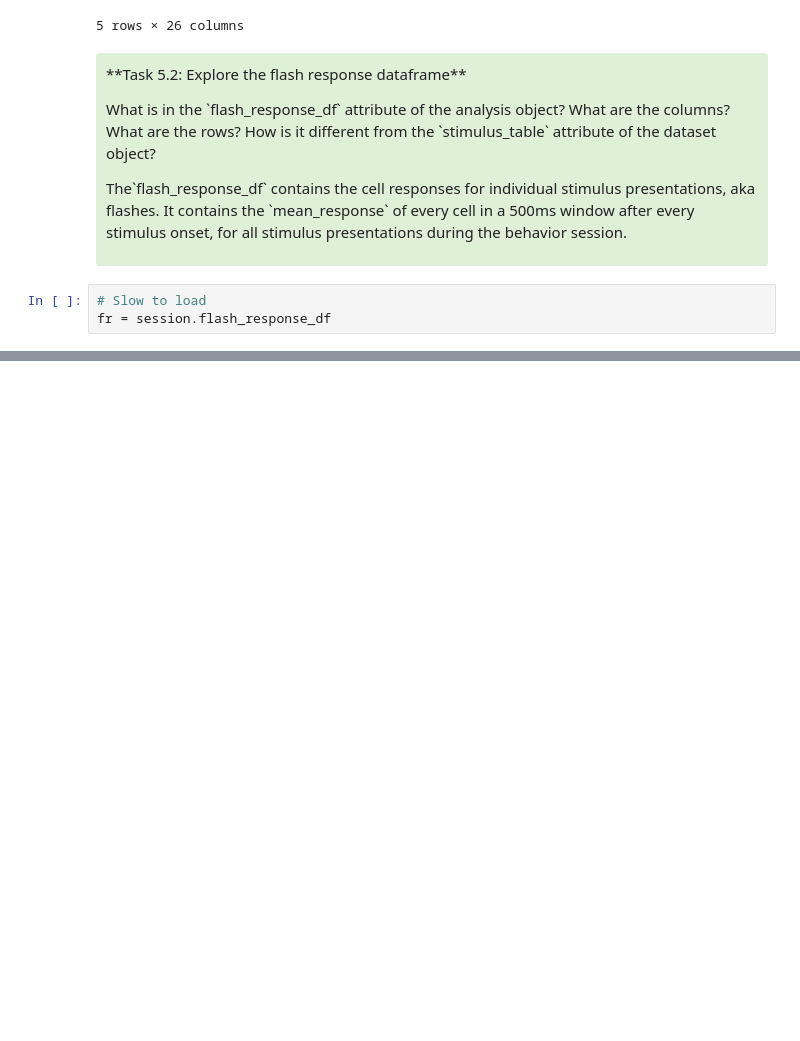
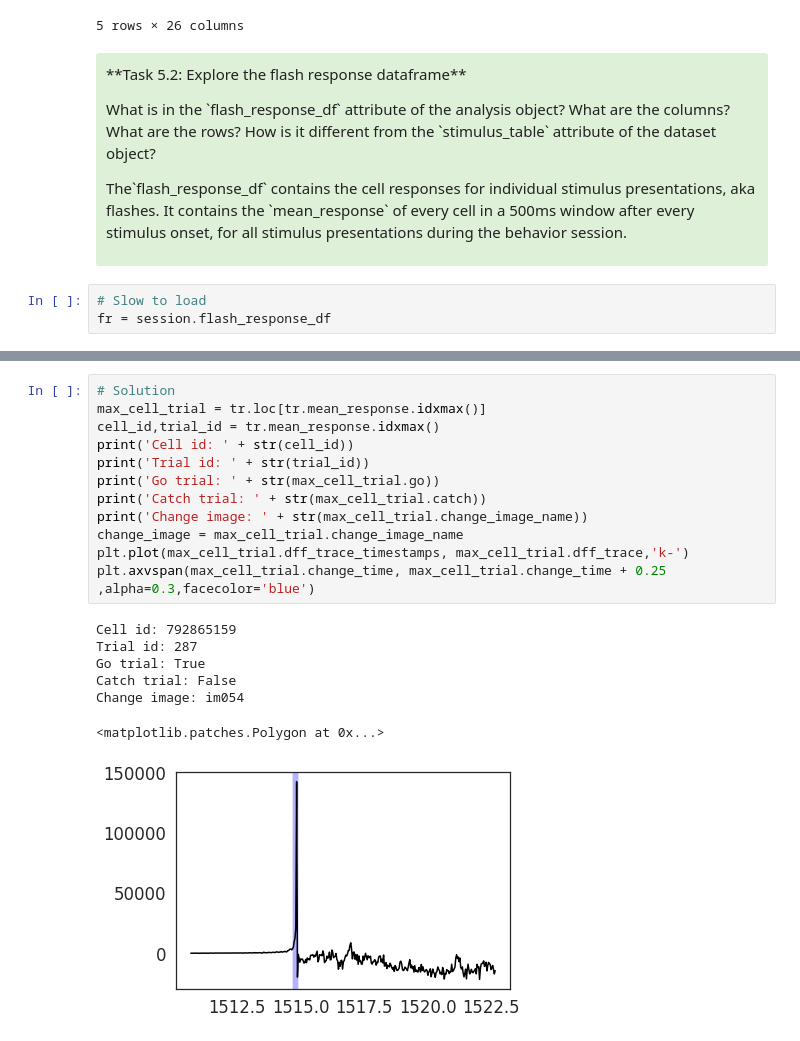
Before and after one commit to AllenInstitute/SWDB_2019, a Jupyter notebook: DynamicBrain/VisualBehavior_alex_exercises.ipynb, the cells around one changed output, grey strips where cells are left out. Cells and saved outputs as stored; diff of their text form; blank space fills up the shorter version.

```diff
--- a/DynamicBrain/VisualBehavior_alex_exercises.ipynb
+++ b/DynamicBrain/VisualBehavior_alex_exercises.ipynb
@@ -844,0 +877,20 @@ fr.head()
+# %%
+# Solution
+max_cell_trial = tr.loc[tr.mean_response.idxmax()]
+cell_id,trial_id = tr.mean_response.idxmax()
+print('Cell id: ' + str(cell_id))
+print('Trial id: ' + str(trial_id))
+print('Go trial: ' + str(max_cell_trial.go))
+print('Catch trial: ' + str(max_cell_trial.catch))
+print('Change image: ' + str(max_cell_trial.change_image_name))
+change_image = max_cell_trial.change_image_name
+plt.plot(max_cell_trial.dff_trace_timestamps, max_cell_trial.dff_trace,'k-')
+plt.axvspan(max_cell_trial.change_time, max_cell_trial.change_time + 0.25 ,alpha=0.3,facecolor='blue')
+# %% [output]
+Cell id: 792865159
+Trial id: 287
+Go trial: True
+Catch trial: False
+Change image: im054
+<matplotlib.patches.Polygon at 0x...>
+[figure, added]
```
Also changed, not shown: parts of 33 cells of this notebook.
